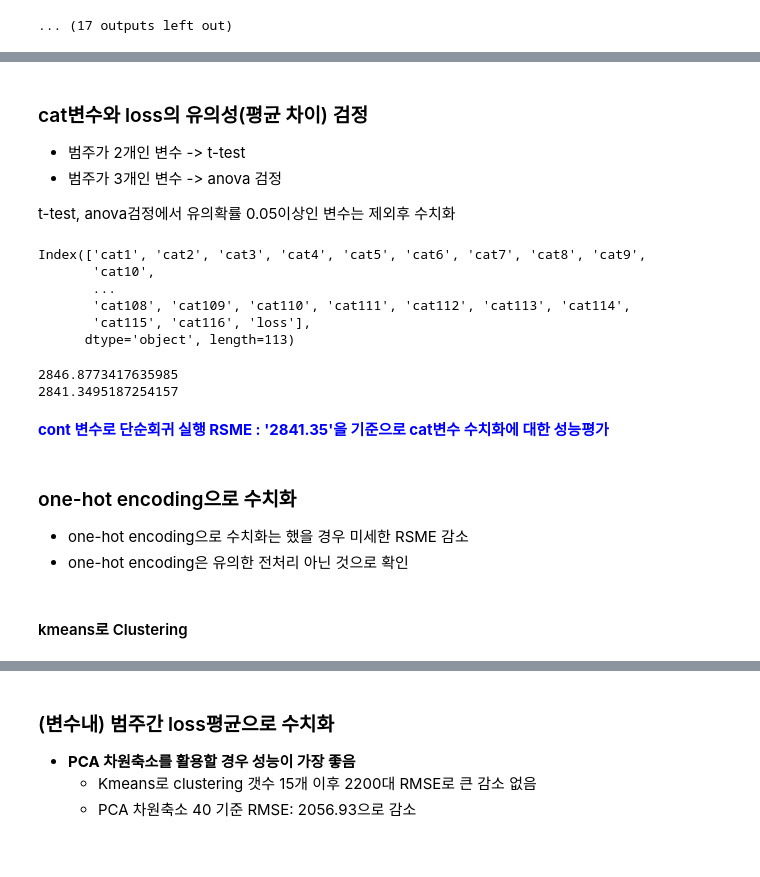
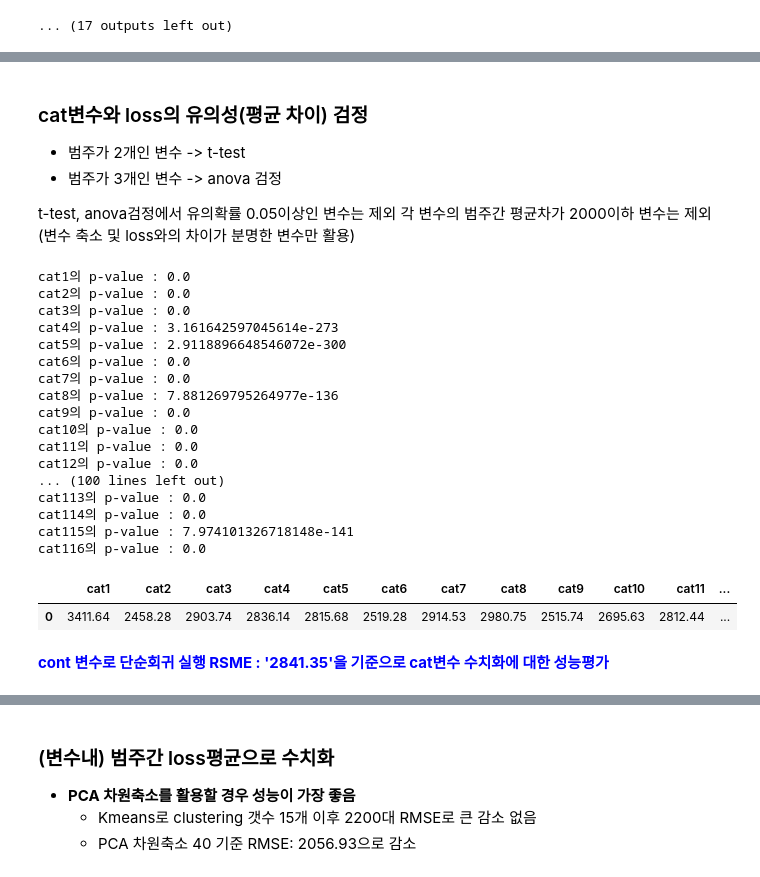
Before and after one commit to findsolution88/ML_Study, a Jupyter notebook: 스터디/kaggle_allstate-predict/NSM_allstate_탐색적 분석_v2.ipynb, the cells around one changed output, grey strips where cells are left out. Drawn from its saved outputs; the diff is of its cells as text; code cells hidden in the pictures.

```diff
--- a/스터디/kaggle_allstate-predict/NSM_allstate_탐색적 분석_v2.ipynb
+++ b/스터디/kaggle_allstate-predict/NSM_allstate_탐색적 분석_v2.ipynb
@@ -262,7 +302,8 @@ for i in range(n_rows):
 - 범주가 2개인 변수 -> t-test
 - 범주가 3개인 변수 -> anova 검정
 
-t-test, anova검정에서 유의확률 0.05이상인 변수는 제외후 수치화
+t-test, anova검정에서 유의확률 0.05이상인 변수는 제외
+각 변수의 범주간 평균차가 2000이하 변수는 제외(변수 축소 및 loss와의 차이가 분명한 변수만 활용)
 # %%
 # cat 변수와 loss값에 유의미한 차이(평균의 차이)가 있는 변수만 설정
 X_cat = X[cat_columns]
@@ -283,10 +324,13 @@ for cat in X_cat.drop(columns=['loss']).columns :
 
         tmp_a = X_cat['loss'][X_cat[cat] == ttest_val[0]]
         tmp_b = X_cat['loss'][X_cat[cat] == ttest_val[1]]
+        tmp_ttest_pValue = st.ttest_ind(tmp_a, tmp_b, equal_var=False)[1]
+        if  tmp_ttest_pValue < 0.05 :
+            mean_significant.append(cat)
+            print(f'''{cat}의 p-value : {st.ttest_ind(tmp_a, tmp_b, equal_var=False)[1]}''')
+        else :
+            print(f'''{cat}의 p-value : {st.ttest_ind(tmp_a, tmp_b, equal_var=False)[1]} <- 변수 삭제''')
 
-        if st.ttest_ind(tmp_a, tmp_b, equal_var=False)[1] < 0.05 :
-            mean_significant.append(cat)
-            #print(f'''{cat}의 p-value : {st.ttest_ind(tmp_a, tmp_b, equal_var=False)[1]}''')
 
     # anova 검정
     else:
@@ -295,40 +339,38 @@ for cat in X_cat.drop(columns=['loss']).columns :
         for u_len in range(0,tmp_unique_len) :
             anova_val.append(X_cat[cat].unique()[u_len])
 
-        if st.f_oneway(*(X_cat['loss'][X_cat[cat] == val] for val in anova_val))[1] < 0.05 :
+        tmp_anova_pValue = st.f_oneway(*(X_cat['loss'][X_cat[cat] == val] for val in anova_val))[1]
+        if tmp_anova_pValue < 0.05 :
             mean_significant.append(cat)
-            #print(f'''{cat}의 p-value : {st.f_oneway(*(X_cat['loss'][X_cat[cat] == val] for val in anova_val))[1]}''')
+            print(f'''{cat}의 p-value : {st.f_oneway(*(X_cat['loss'][X_cat[cat] == val] for val in anova_val))[1]}''')
+        else :
+            print(f'''{cat}의 p-value : {st.f_oneway(*(X_cat['loss'][X_cat[cat] == val] for val in anova_val))[1]}''')
 
 
 X_cat = X_cat[mean_significant]
 X_cat = pd.concat([X_cat, y], axis=1)
+# %% [output]
+cat1의 p-value : 0.0
+cat2의 p-value : 0.0
+cat3의 p-value : 0.0
+cat4의 p-value : 3.161642597045614e-273
+cat5의 p-value : 2.9118896648546072e-300
+cat6의 p-value : 0.0
+cat7의 p-value : 0.0
+cat8의 p-value : 7.881269795264977e-136
+cat9의 p-value : 0.0
+cat10의 p-value : 0.0
+cat11의 p-value : 0.0
+cat12의 p-value : 0.0
+... (100 lines left out)
+cat113의 p-value : 0.0
+cat114의 p-value : 0.0
+cat115의 p-value : 7.974101326718148e-141
+cat116의 p-value : 0.0
-# %%
-X_cat.columns
-# %% [output]
-Index(['cat1', 'cat2', 'cat3', 'cat4', 'cat5', 'cat6', 'cat7', 'cat8', 'cat9',
-       'cat10',
-       ...
-       'cat108', 'cat109', 'cat110', 'cat111', 'cat112', 'cat113', 'cat114',
-       'cat115', 'cat116', 'loss'],
-      dtype='object', length=113)
-# %%
-# cat변수 유의성 검정은 cout변수로 선형회귀 실행한 RSME보다 작을 경우 유의한 의미 있다고 가정
-
-X_cont = X[cont_columns]
-X_train, X_test, Y_train, Y_test = train_test_split(X_cont, y, test_size=0.3, random_state=5)
-lm = LinearRegression()
-lm.fit(X_train,Y_train)
-Y_pred_train = lm.predict(X_train)
-Y_pred_test = lm.predict(X_test)
-
-print(np.sqrt(metrics.mean_squared_error(Y_train, Y_pred_train)))
-print(np.sqrt(metrics.mean_squared_error(Y_test, Y_pred_test)))
-# %% [output]
-2846.8773417635985
-2841.3495187254157
+# %%
+X_cat.head(1)
+# %% [output]
+|  | cat1 | cat2 | cat3 | cat4 | cat5 | cat6 | cat7 | cat8 | cat9 | cat10 | cat11 | ... |
+| 0 | 3411.64 | 2458.28 | 2903.74 | 2836.14 | 2815.68 | 2519.28 | 2914.53 | 2980.75 | 2515.74 | 2695.63 | 2812.44 | ... |
 # %% [markdown]
 <font color=blue>**cont 변수로 단순회귀 실행 RSME : '2841.35'을 기준으로 cat변수 수치화에 대한 성능평가**</font>
-# %% [markdown]
-### one-hot encoding으로 수치화
-- one-hot encoding으로 수치화는 했을 경우 미세한 RSME 감소
-- one-hot encoding은 유의한 전처리 아닌 것으로 확인
@@ -339,2 +376,0 @@ X_cat_dummy = pd.get_dummies(X_cat_dummy, prefix=X_cat_dummy.columns)
-# %% [markdown]
-#### kmeans로 Clustering
```
Also changed, not shown: parts of 59 cells of this notebook, 1 other file.
